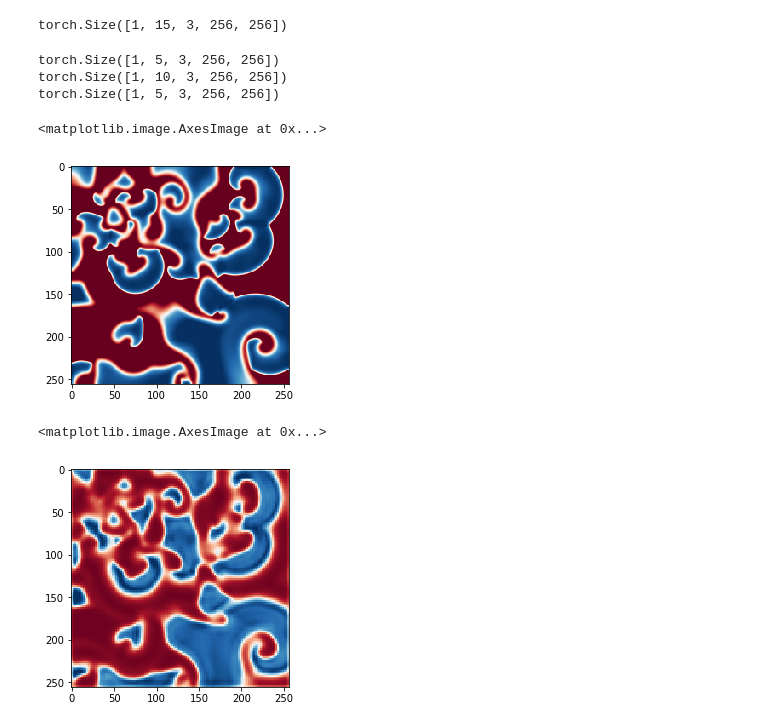
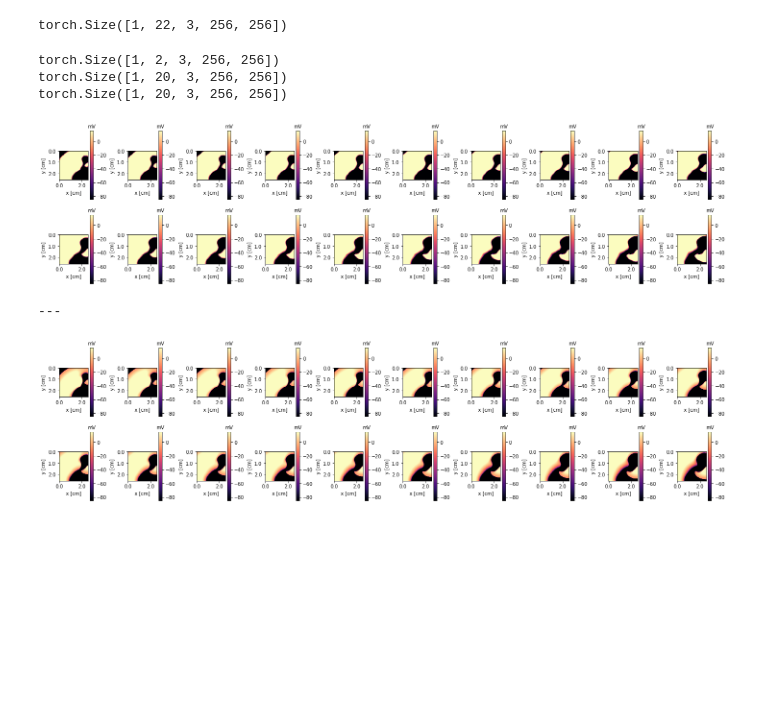
Before and after one commit to epignatelli/cardiax, a Jupyter notebook: deepexcite/playground.ipynb, the cells around one changed output. Saved outputs shown, nothing was run; the diff lists cells and outputs as text; code cells hidden in the pictures; blank space fills up the shorter version.

```diff
--- a/deepexcite/playground.ipynb
+++ b/deepexcite/playground.ipynb
@@ -1,20 +1,28 @@
 # %%
 import torch
 from utils import Normalise
-from dataset import Simulation
+from dataset import Simulation, FkDataset
 import fk
 import matplotlib.pyplot as plt
 import numpy as np
 from PIL import Image
 import random
-from sklearn.cluster import SpectralClustering, KMeans
+from sklearn.cluster import SpectralClustering, KMeans, MiniBatchKMeans
 from utils import gradient, grad_mse_loss
 from unet3d import Unet3D
 from glob import glob
 
 
 # filename = "/media/ep119/DATADRIVE3/epignatelli/deepexcite/train_dev_set/spiral_params5.hdf5"
-filename = "/media/SSD1/epignatelli/train_dev_set/spiral_params5.hdf5"
-fkset = Simulation(filename, 10, 5, 10, transform=Normalise())
-model = Unet3D.load_from_checkpoint(glob("lightning_logs/version_11/checkpoints/*.ckpt")[0])
+root = "/media/ep119/DATADRIVE3/epignatelli/deepexcite/train_dev_set/"
+# model = Unet3D.load_from_checkpoint(glob("lightning_logs/unet3d/lightning_logs/version_30/checkpoints/*.ckpt")[0])
+fkset = FkDataset(root, model.frames_in, model.frames_out, model.step, transform=Normalise(),
+                  keys=["spiral_params3.hdf5", "heartbeat_params3.hdf5", "three_points_params3.hdf5"])
 i = random.choice(range(len(fkset)))
+
+y, w, u = fkset[i][0]
+
+value = u
+
+plt.figure(figsize=(10, 10))
+im = plt.imshow(value)
@@ -82,33 +73,32 @@ im = plt.imshow(value)
 # ax[2, 3].set_title("torch.abs(dyx) + torch.abs(dyy)")
 # im = ax[2, 3].imshow(torch.abs(dyx) + torch.abs(dyy), vmin=-1, vmax=1, cmap="RdBu")
 # %%
-sequence = torch.as_tensor(fkset[1500]).unsqueeze(0).float()
+sequence = torch.as_tensor(fkset[1400]).unsqueeze(0).float()
 print(sequence.shape)
-x = sequence[:, :5]
-y = sequence[:, 5:]
+x = sequence[:, :model.frames_in]
+y = sequence[:, model.frames_in:]
 pred = model(x)
 # %% [output]
-torch.Size([1, 15, 3, 256, 256])
+torch.Size([1, 22, 3, 256, 256])
 # %%
 print(x.shape)
 print(y.shape)
 print(pred.shape)
 # %% [output]
-torch.Size([1, 5, 3, 256, 256])
-torch.Size([1, 10, 3, 256, 256])
-torch.Size([1, 5, 3, 256, 256])
+torch.Size([1, 2, 3, 256, 256])
+torch.Size([1, 20, 3, 256, 256])
+torch.Size([1, 20, 3, 256, 256])
-# %%
-im = y[0, 0, 2].detach().numpy()
-plt.imshow(im, vmin=-1, vmax=1, cmap="RdBu")
-# %% [output]
-<matplotlib.image.AxesImage at 0x...>
-[figure, removed]
-# %%
-im = pred[0, 0, 2].detach().numpy()
-plt.imshow(im, vmin=-1, vmax=1, cmap="RdBu")
-# %% [output]
-<matplotlib.image.AxesImage at 0x...>
-[figure, removed]
+# %%
+# im = y[0, 0, 2].detach().numpy()
+# plt.imshow(im, vmin=-1, vmax=1, cmap="RdBu")
+fig, ax = fk.plot.show_grid(fk.convert.u_to_V(pred[0, :, 2].detach()), rows=10, figsize=(20, 5))
+plt.show()
+print("---")
+fig, ax = fk.plot.show_grid(fk.convert.u_to_V(y[0, :, 2].detach()), rows=10, figsize=(20, 5))
+# %% [output]
+[figure, added]
+---
+[figure, added]
 # %%
 a, b = pred[0, 0, 2], y[0, 0, 2]
 ax, ay = gradient(a)
```
Also changed, not shown: parts of 22 cells of this notebook, 8 other files.
